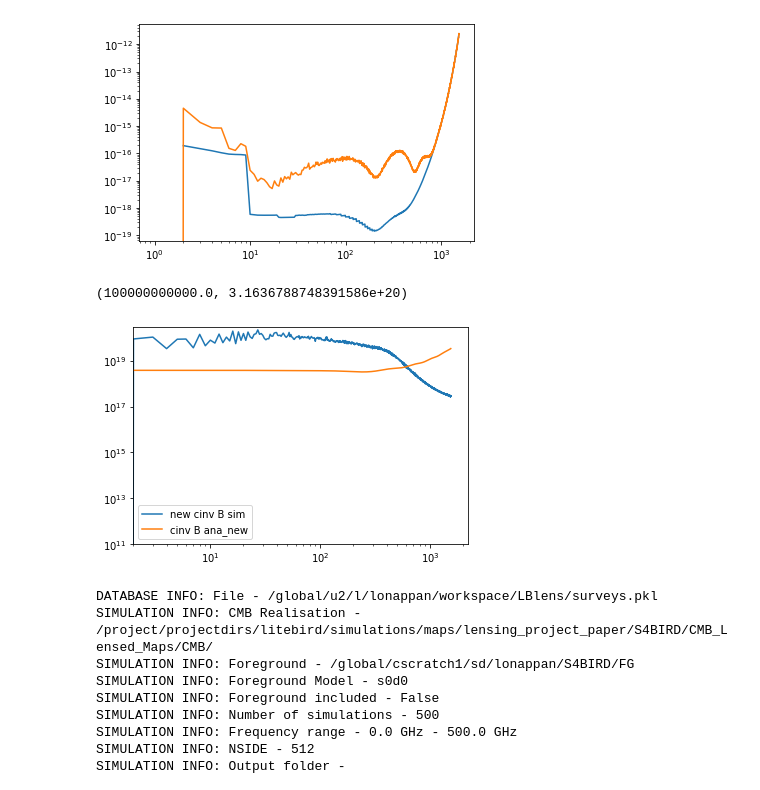
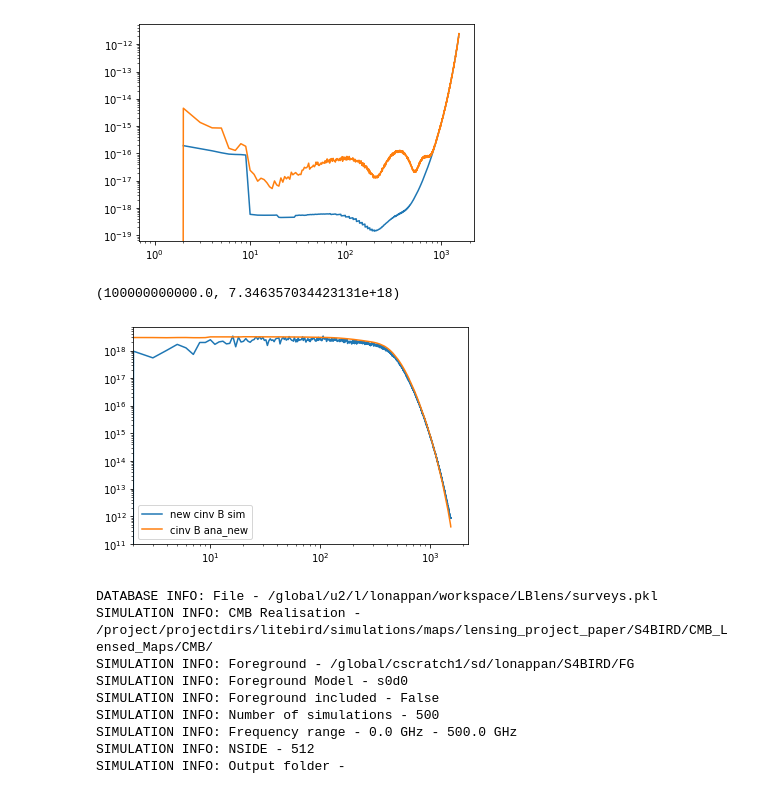
Before and after one commit to antolonappan/dell, a Jupyter notebook: Notebooks/noise.ipynb, the cells around one changed output. Cells and saved outputs as stored; diff of their text form; code cells hidden in the pictures.

```diff
--- a/Notebooks/noise.ipynb
+++ b/Notebooks/noise.ipynb
@@ -60 +81,3 @@ plt.xlim(2,None)
+# %%
+TQU = hp.alm2map([Tin,Ein,Bin],filt.nside)
 # %%
@@ -65,4 +91,8 @@ QU = np.reshape(np.array((TQU[1]*mask,TQU[2]*mask)),
 # %%
-# _,ne,nb = hp.alm2cl(noise[1])/filt.Tcmb**2,hp.alm2cl(noise[2])/filt.Tcmb**2
-# NL = np.reshape(np.array((cli(ne[:filt.lmax+1]),
-#                           cli(nb[:filt.lmax+1]))),(2,1,filt.lmax+1))
+_,ne,nb = filt.sim_lib.noise_spectra(500)
+ne *= bl**2
+nb *= bl**2
+NL = np.reshape(np.array((cli(ne[:filt.lmax+1]),
+                          cli(nb[:filt.lmax+1]))),(2,1,filt.lmax+1))
+
+Bl = np.reshape(bl,(1,filt.lmax+1))
@@ -69,4 +104,4 @@ QU = np.reshape(np.array((TQU[1]*mask,TQU[2]*mask)),
 # %%
 E,B = cs.cninv.cnfilter_freq(2,1,filt.nside,filt.lmax,filt.cl_len[1:3,:],
-                            filt.Bl, filt.ninv,QU,chn=1,itns=[1000],
-                            eps=[1e-5],ro=10,inl=filt.NL,stat='stat.txt')
+                            Bl, filt.ninv,QU,chn=1,itns=[1000],
+                            eps=[1e-5],ro=10,inl=NL,stat='stat.txt')
@@ -76,16 +117,18 @@ plt.loglog(hp.alm2cl(cmb[1])/sim.Tcmb**2,label='sim BB')
 # %% [output]
 [<matplotlib.lines.Line2D at 0x...>]
 [figure]
+# %%
+_,Ne,Nb = filt.sim_lib.noise_spectra(500)
 # %%
 clb = cs.utils.alm2cl(filt.lmax,B)
 plt.loglog(clb,label='new cinv B sim')
-plt.loglog(1/(filt.cl_len[2,:]),label='cinv B ana_new')
+plt.loglog(1/(filt.cl_len[2,:]+Nb),label='cinv B ana_new')
 plt.legend()
 plt.xlim(2,None)
 plt.ylim(1e11,None)
 # %% [output]
-(100000000000.0, 3.1636788748391586e+20)
+(100000000000.0, 7.346357034423131e+18)
-[figure, old version]
+[figure, new version]
 # %%
 filt = Filtering.from_ini('../LB_FG0_toshiya.ini')
 # %% [output]
```
Also changed, not shown: parts of 9 cells of this notebook, 23 other files.
